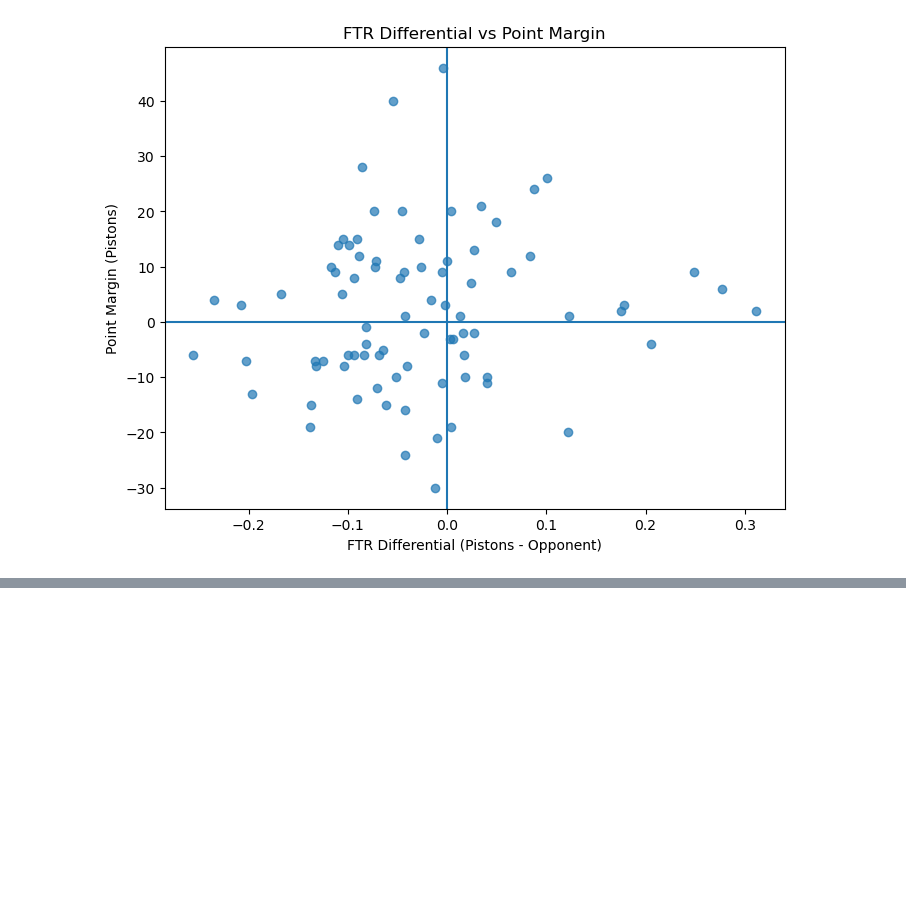
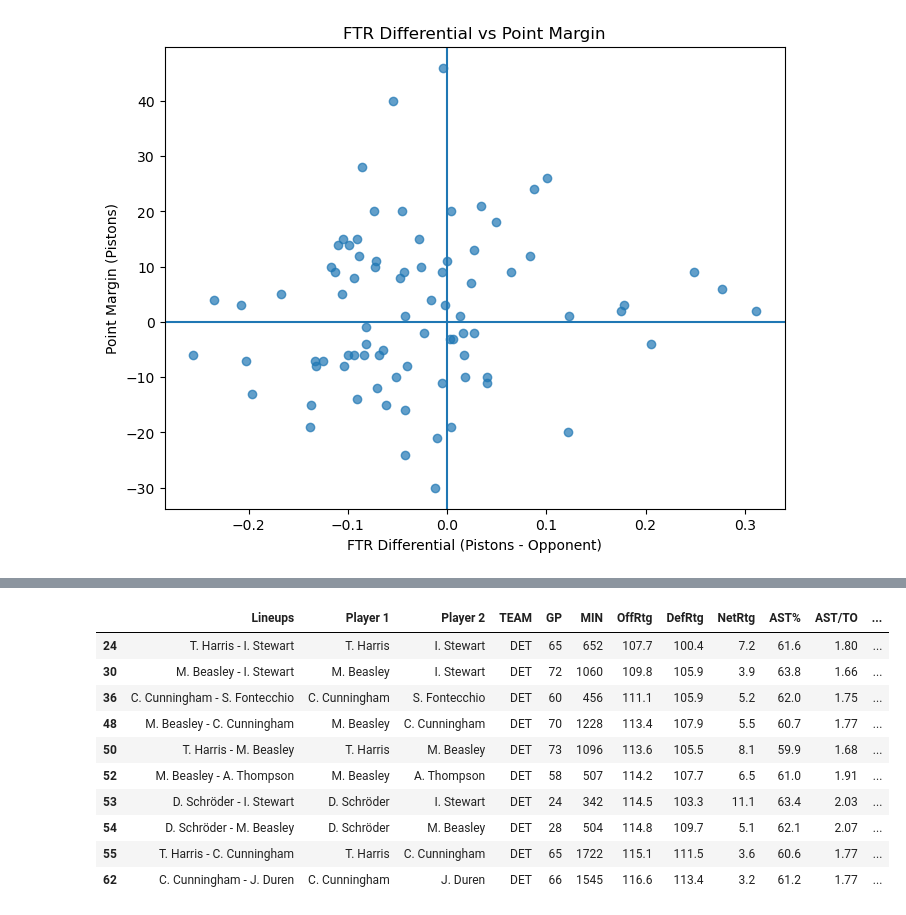
Before and after one commit to thejjserg/basketball-analytics, a Jupyter notebook: Projects/Final-Project.ipynb, the cells around one changed output, grey strips where cells are left out. Saved outputs shown, nothing was run; the diff lists cells and outputs as text; code cells hidden in the pictures; blank space fills up the shorter version.

```diff
--- a/Projects/Final-Project.ipynb
+++ b/Projects/Final-Project.ipynb
@@ -784,0 +804,24 @@ plt.show()
+# %%
+# 2-Man Lineup Analysis
+lineup = pd.read_excel("Pistons-Lineup-Data-2024-25.xlsx", sheet_name = "2-Player All Games Advanced")
+
+# Filter on >300 Minutes Played
+lineup = lineup[lineup["MIN"] >= 300]
+
+# Filter on NetRtg > -
+lineup = lineup[lineup["NetRtg"] >= 3]
+lineup.to_excel("Lineup-2-Man_Best-NetRtg.xlsx", index = False)
+
+lineup
+# %% [output]
+|  | Lineups | Player 1 | Player 2 | TEAM | GP | MIN | OffRtg | DefRtg | NetRtg | AST% | AST/TO | ... |
+| 24 | T. Harris - I. Stewart | T. Harris | I. Stewart | DET | 65 | 652 | 107.7 | 100.4 | 7.2 | 61.6 | 1.80 | ... |
+| 30 | M. Beasley - I. Stewart | M. Beasley | I. Stewart | DET | 72 | 1060 | 109.8 | 105.9 | 3.9 | 63.8 | 1.66 | ... |
+| 36 | C. Cunningham - S. Fontecchio | C. Cunningham | S. Fontecchio | DET | 60 | 456 | 111.1 | 105.9 | 5.2 | 62.0 | 1.75 | ... |
+| 48 | M. Beasley - C. Cunningham | M. Beasley | C. Cunningham | DET | 70 | 1228 | 113.4 | 107.9 | 5.5 | 60.7 | 1.77 | ... |
+| 50 | T. Harris - M. Beasley | T. Harris | M. Beasley | DET | 73 | 1096 | 113.6 | 105.5 | 8.1 | 59.9 | 1.68 | ... |
+| 52 | M. Beasley - A. Thompson | M. Beasley | A. Thompson | DET | 58 | 507 | 114.2 | 107.7 | 6.5 | 61.0 | 1.91 | ... |
+| 53 | D. Schröder - I. Stewart | D. Schröder | I. Stewart | DET | 24 | 342 | 114.5 | 103.3 | 11.1 | 63.4 | 2.03 | ... |
+| 54 | D. Schröder - M. Beasley | D. Schröder | M. Beasley | DET | 28 | 504 | 114.8 | 109.7 | 5.1 | 62.1 | 2.07 | ... |
+| 55 | T. Harris - C. Cunningham | T. Harris | C. Cunningham | DET | 65 | 1722 | 115.1 | 111.5 | 3.6 | 60.6 | 1.77 | ... |
+| 62 | C. Cunningham - J. Duren | C. Cunningham | J. Duren | DET | 66 | 1545 | 116.6 | 113.4 | 3.2 | 61.2 | 1.77 | ... |
```
Also changed, not shown: parts of 5 cells of this notebook, 8 other files.
